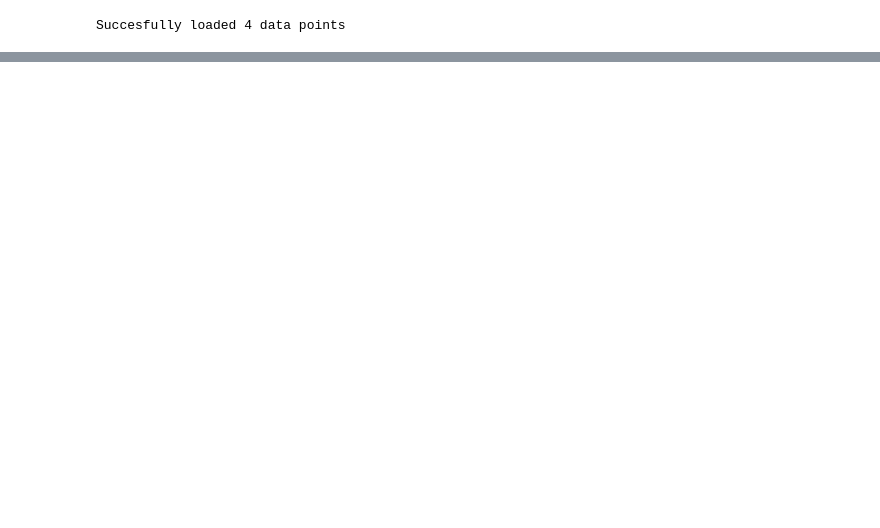
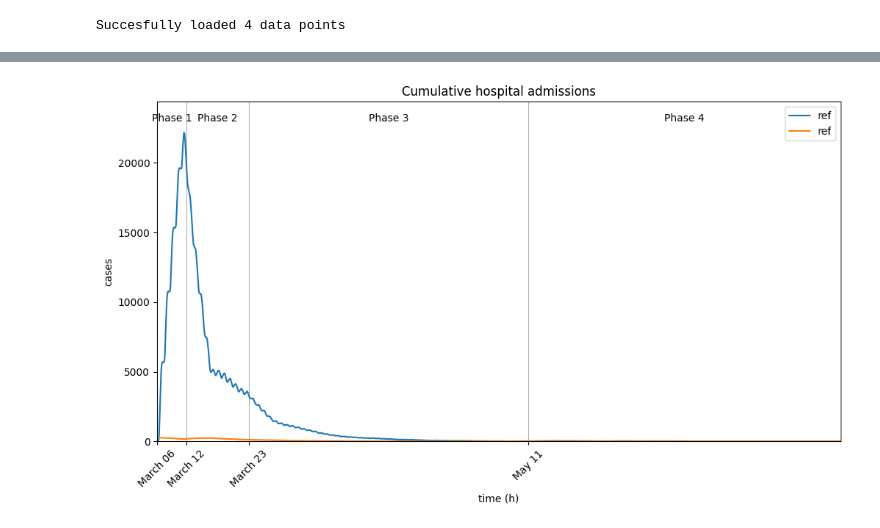
Before and after one commit to larsdekwant/covid-gravity-model, a Jupyter notebook: figures.ipynb, the cells around one changed output, grey strips where cells are left out. Saved outputs shown, nothing was run; the diff lists cells and outputs as text; code cells hidden in the pictures; blank space fills up the shorter version.

Commit message:
add phases to figure

```diff
--- a/figures.ipynb
+++ b/figures.ipynb
@@ -167,0 +150,56 @@ plt.show()
+# %%
+import matplotlib.pyplot as plt
+
+p_hos = 0.01
+
+# For easy comparison to figure 3 of the paper.
+color_map = {
+    'ref': 'green',
+    'school': 'orange',
+    'behavior': 'blue',
+    'working': 'red'
+}
+
+fig, ax = plt.subplots(figsize=(12, 6))
+
+plt.title('Cumulative hospital admissions')
+plt.xlabel('time (h)')
+plt.ylabel('cases')
+#plt.yscale('log')
+for data in [data_points[0]]:
+    #plt.plot(np.arange(0, len(data.hospital)), data.exposed, label=data.name, color=color_map[data.name])
+    plt.plot(np.arange(0, len(data.hospital)), data.exposed, label=data.name)
+    plt.plot(np.arange(0, len(data.hospital)), data.hospital, label=data.name)
+
+plt.grid(axis='x')
+y_max = np.max(data.exposed)
+x_max = len(data.hospital)
+plt.xlim([0, x_max])
+plt.ylim([0, y_max * 1.1])
+
+#Get starts of phases
+phase2 = np.argmax(data.phases[0]==2)
+phase3 = np.argmax(data.phases[0]==3)
+phase4 = np.argmax(data.phases[0]==4)
+
+# Print phase labels on top of graph
+phase_labels = ['Phase 1','Phase 2','Phase 3','Phase 4']
+phase_label_pos = np.array([phase2 /2, (phase3+phase2) / 2, (phase4+phase3) / 2, (x_max+phase4) / 2]) / x_max
+for label, pos in zip(phase_labels, phase_label_pos):
+    plt.text(pos, 0.95, label, transform=ax.transAxes,
+         ha='center', va='center', fontsize=10)
+
+# Compute phase date
+march12 = pd.to_datetime('2022-03-12')
+date_start = march12 + pd.DateOffset(hours= -int(phase2))
+date_p3 = march12 + pd.DateOffset(hours= int(phase3-phase2))
+date_p4 = march12 + pd.DateOffset(hours= int(phase4-phase2))
+
+# Print specific date labels on x-axis
+plt.xticks(rotation=45)
+plt.xticks([0, phase2, phase3, phase4],
+           map(lambda dt: dt.strftime('%B %d'), [date_start, march12, date_p3, date_p4]))
+plt.legend()
+plt.show()
+# %% [output]
+[figure, added]
```
Also changed, not shown: parts of 2 cells of this notebook.
